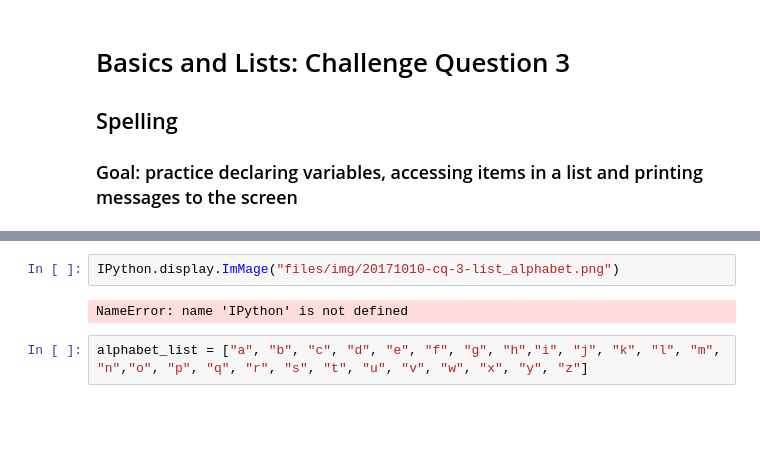
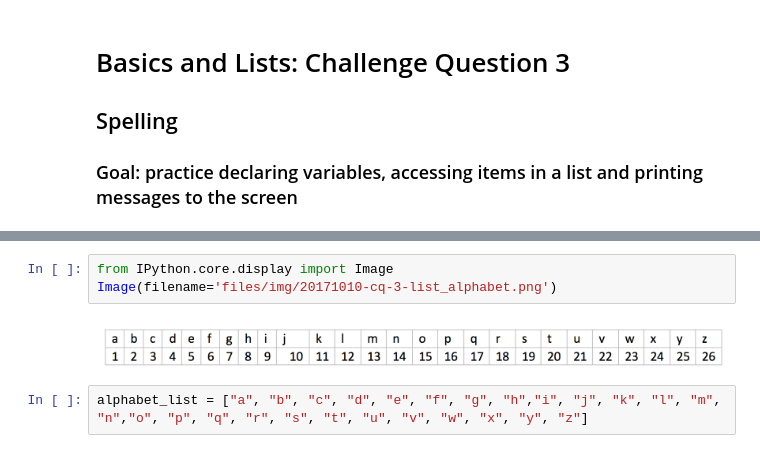
Before and after one commit to diaorch/gwcDemo, a Jupyter notebook: python/challenge_problems/Basics and Lists - Challenge Question 3.ipynb, the cells around one changed output, grey strips where cells are left out. Saved outputs shown, nothing was run; the diff lists cells and outputs as text; blank space fills up the shorter version.

Commit message:
GitHub iPython notebook image appending Md cells testing

```diff
--- a/python/challenge_problems/Basics and Lists - Challenge Question 3.ipynb
+++ b/python/challenge_problems/Basics and Lists - Challenge Question 3.ipynb
@@ -8,9 +8,10 @@
 
 HINT: Remember where python indexing starts from
 # %%
-IPython.display.ImMage("files/img/20171010-cq-3-list_alphabet.png")
+from IPython.core.display import Image
+Image(filename='files/img/20171010-cq-3-list_alphabet.png')
 # %% [output]
-NameError: name 'IPython' is not defined
+[figure, added]
 # %%
 alphabet_list = ["a", "b", "c", "d", "e", "f", "g", "h","i", "j", "k", "l", "m", "n","o", "p", "q", "r", "s", "t", "u", "v", "w", "x", "y", "z"]
 # %%
```
